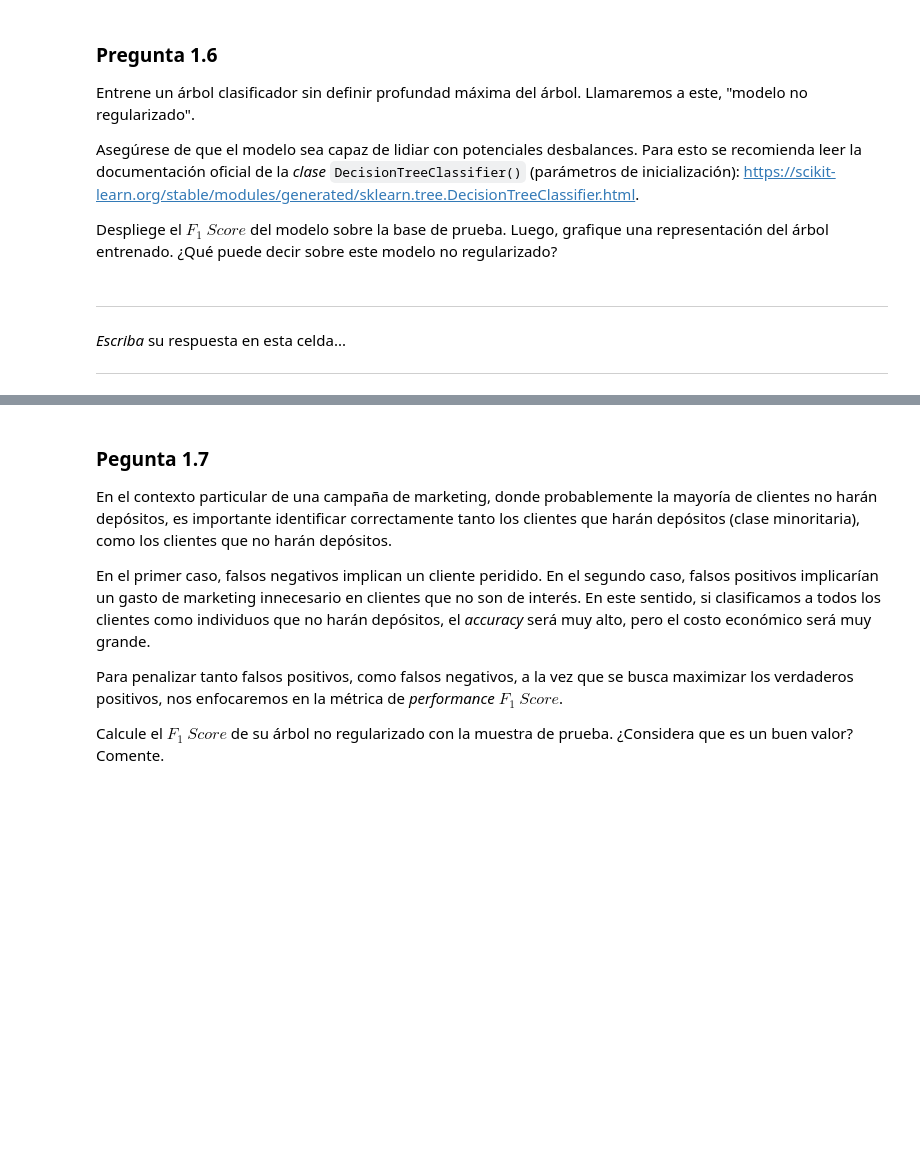
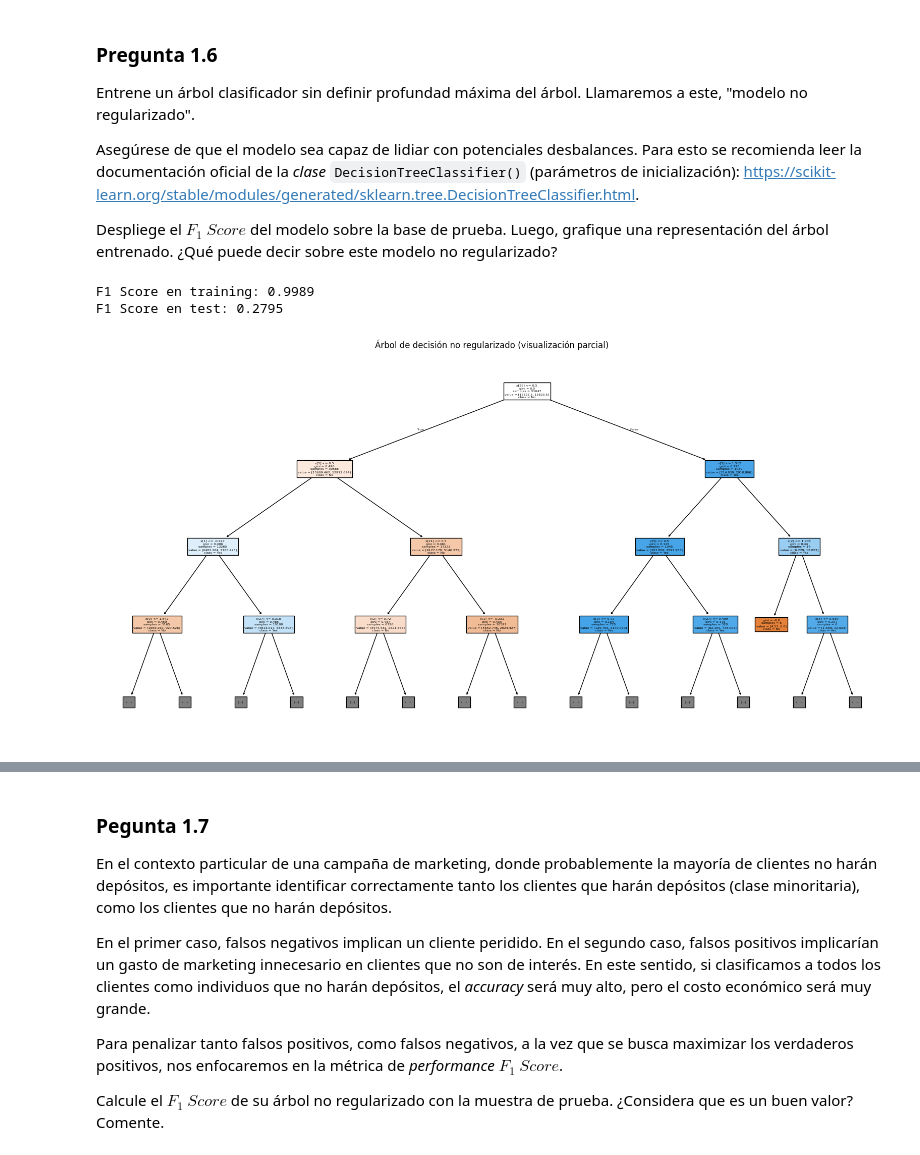
Before and after one commit to GabOqueli-16062022/Aplicaciones_Machine_Learning_economia, a Jupyter notebook: Tarea II/Tarea_2.ipynb, the cells around one changed output, grey strips where cells are left out. Saved outputs shown, nothing was run; the diff lists cells and outputs as text; code cells hidden in the pictures; blank space fills up the shorter version.

```diff
--- a/Tarea II/Tarea_2.ipynb
+++ b/Tarea II/Tarea_2.ipynb
@@ -238,14 +698,45 @@ Asegúrese de que el modelo sea capaz de lidiar con potenciales desbalances. Par
 
 
 Despliege el $F_1\ Score$ del modelo sobre la base de prueba. Luego, grafique una representación del árbol entrenado. ¿Qué puede decir sobre este modelo no regularizado?
-# %% [markdown]
-
-
-
----
-
-
-*Escriba* su respuesta en esta celda...
-
-
----
+# %%
+#Librerias
+from sklearn.tree import DecisionTreeClassifier, plot_tree
+from sklearn.metrics import f1_score
+import matplotlib.pyplot as plt
+
+# Se entrena el árbol de decisión "modelo no regularizado".
+dtree = DecisionTreeClassifier(
+    class_weight='balanced',  # para manejar desbalance de clases
+    random_state=123
+)
+
+dtree.fit(X_train, y_train)
+
+# Predicciones training
+y_tpred_dtree = dtree.predict(X_train)
+
+# Predicciones test
+y_pred_dtree = dtree.predict(X_test)
+
+# F1 Score training set
+f1_train = f1_score(y_train, y_tpred_dtree)
+print(f"F1 Score en training: {f1_train:.4f}")
+
+# F1 Score test set
+f1_test = f1_score(y_test, y_pred_dtree)
+print(f"F1 Score en test: {f1_test:.4f}")
+
+
+# visualización gráfica con 3 de profundidad
+plt.figure(figsize=(20, 10))
+plot_tree(dtree,
+          filled=True,
+          max_depth=3,
+          feature_names=None,
+          class_names=['No', 'Yes'])
+plt.title("Árbol de decisión no regularizado (visualización parcial)")
+plt.show()
+# %% [output]
+F1 Score en training: 0.9989
+F1 Score en test: 0.2795
+[figure, added]
```
Also changed, not shown: parts of 104 cells of this notebook.
